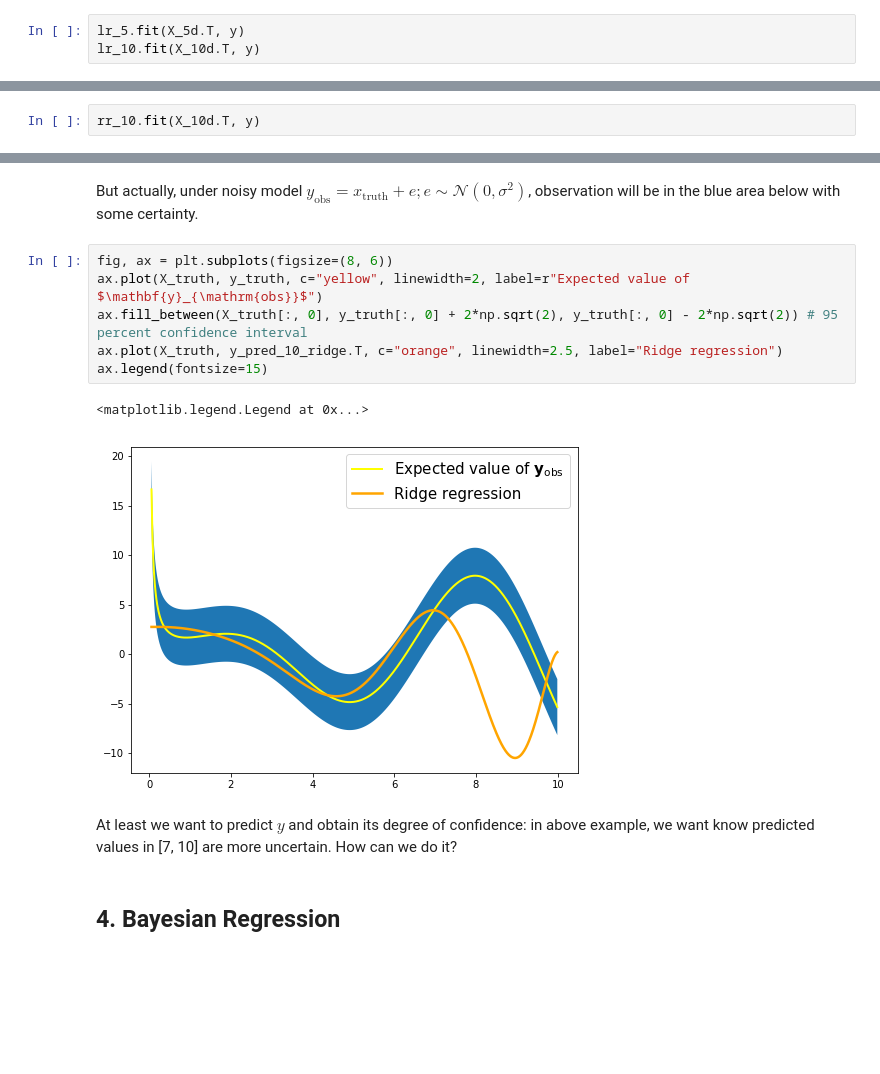
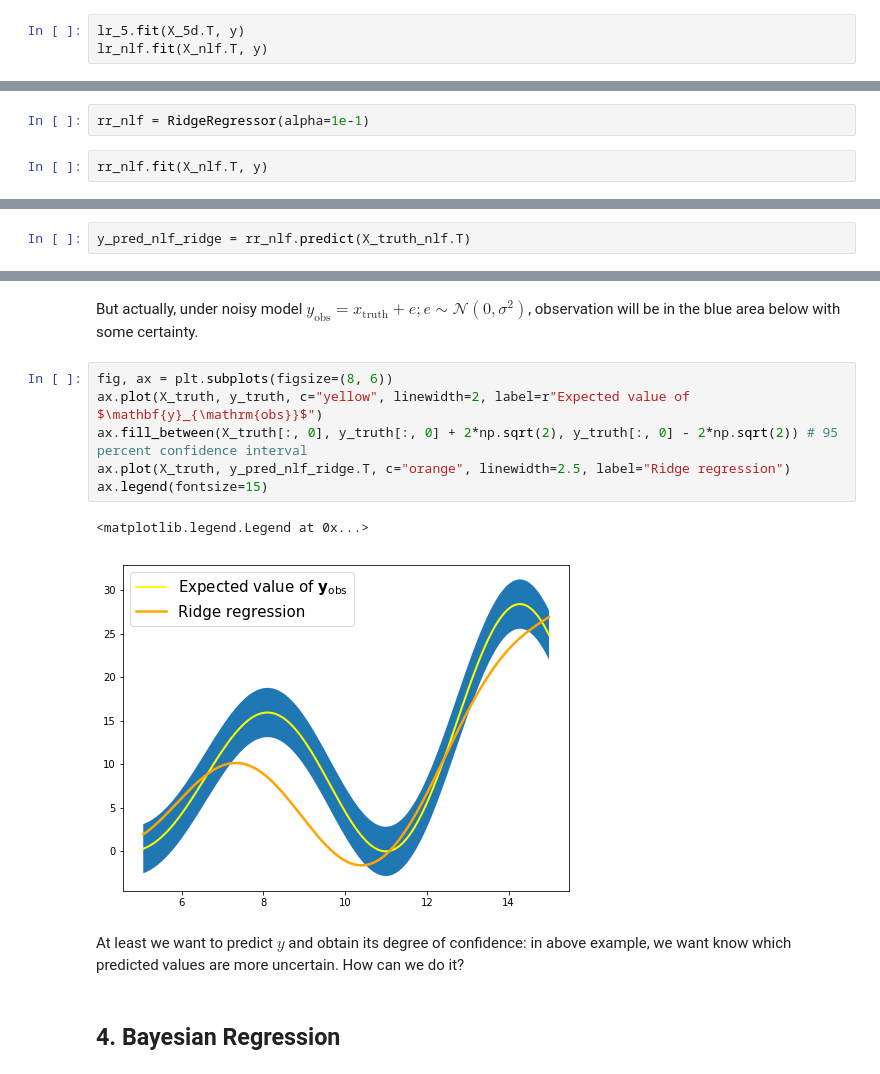
Before and after one commit to yuinityk/ML-impl, a Jupyter notebook: BayesianRegression/BayesReg.ipynb, the cells around one changed output, grey strips where cells are left out. Cells and saved outputs as stored; diff of their text form; blank space fills up the shorter version.

```diff
--- a/BayesianRegression/BayesReg.ipynb
+++ b/BayesianRegression/BayesReg.ipynb
@@ -134,5 +134,5 @@ lr_10 = LinearRegressor()
 # %%
 lr_5.fit(X_5d.T, y)
-lr_10.fit(X_10d.T, y)
+lr_nlf.fit(X_nlf.T, y)
 # %%
 y_pred_5 = lr_5.predict(X_truth_5d.T)
@@ -208,2 +204,4 @@ rr_10 = RidgeRegressor(alpha=5)
+# %%
+rr_nlf = RidgeRegressor(alpha=1e-1)
 # %%
-rr_10.fit(X_10d.T, y)
+rr_nlf.fit(X_nlf.T, y)
@@ -212,3 +208,5 @@ y_pred_10_ridge = rr_10.predict(X_truth_10d.T)
+# %%
+y_pred_nlf_ridge = rr_nlf.predict(X_truth_nlf.T)
 # %%
 fig, ax = plt.subplots(figsize=(8,6))
 ax.scatter(X, y)
@@ -248,14 +245,14 @@ But actually, under noisy model $y_{\mathrm{obs}}=x_{\mathrm{truth}}+e; e\sim\ma
 # %%
 fig, ax = plt.subplots(figsize=(8, 6))
 ax.plot(X_truth, y_truth, c="yellow", linewidth=2, label=r"Expected value of $\mathbf{y}_{\mathrm{obs}}$")
 ax.fill_between(X_truth[:, 0], y_truth[:, 0] + 2*np.sqrt(2), y_truth[:, 0] - 2*np.sqrt(2)) # 95 percent confidence interval
-ax.plot(X_truth, y_pred_10_ridge.T, c="orange", linewidth=2.5, label="Ridge regression")
+ax.plot(X_truth, y_pred_nlf_ridge.T, c="orange", linewidth=2.5, label="Ridge regression")
 ax.legend(fontsize=15)
 # %% [output]
 <matplotlib.legend.Legend at 0x...>
-[figure, old version]
+[figure, new version]
 # %% [markdown]
-At least we want to predict $y$ and obtain its degree of confidence: in above example, we want know predicted values in [7, 10] are more uncertain. How can we do it?
+At least we want to predict $y$ and obtain its degree of confidence: in above example, we want know which predicted values are more uncertain. How can we do it?
 # %% [markdown]
 ## 4. Bayesian Regression
 # %% [markdown]
```
Also changed, not shown: parts of 34 cells of this notebook.
